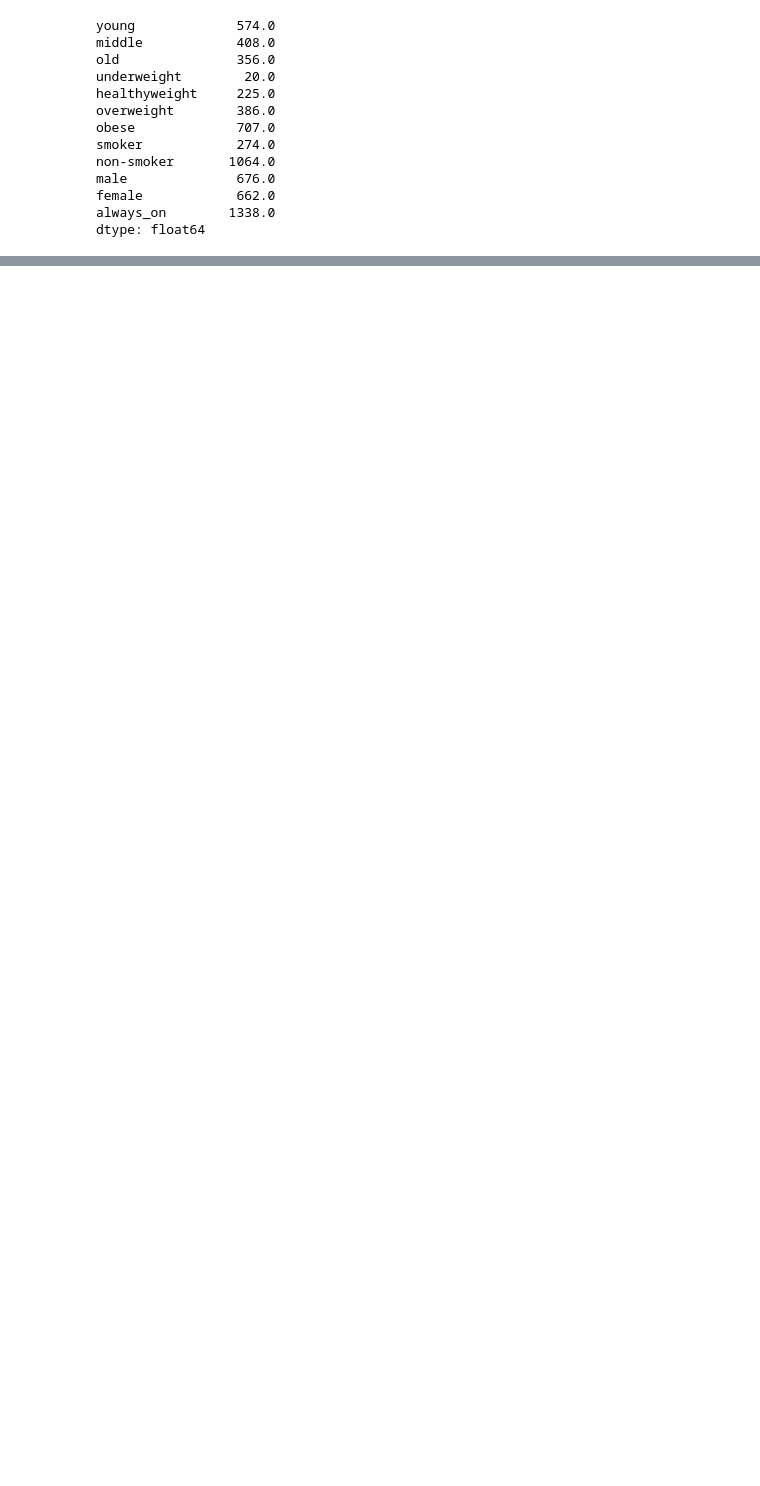
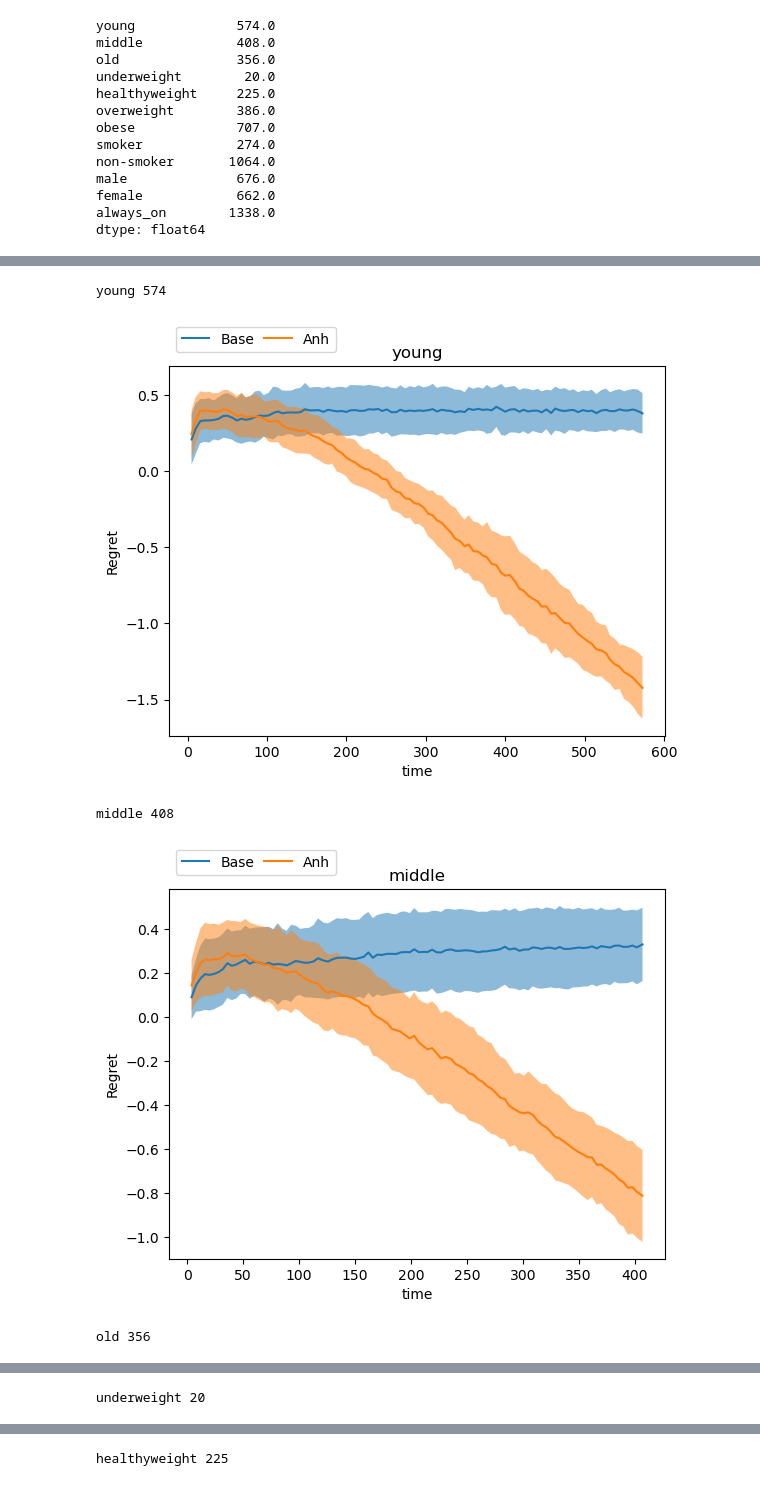
Before and after one commit to krishnacharya/multidecomp, a Jupyter notebook: iclr_res/groupwise_insurancepremium.ipynb, the cells around one changed output, grey strips where cells are left out. Cells and saved outputs as stored; diff of their text form; code cells hidden in the pictures; blank space fills up the shorter version.

```diff
--- a/iclr_res/groupwise_insurancepremium.ipynb
+++ b/iclr_res/groupwise_insurancepremium.ipynb
@@ -93,0 +80,9 @@ overweight 386
+# %%
+from bilevel.Groupwise_seedruns import plot_regret_curve_with_std
+plot_regret_curve_with_std(plot_ob)
+# %% [output]
+young 574
+[figure, added]
+middle 408
+[figure, added]
+old 356
@@ -93,0 +90 @@ overweight 386
+underweight 20
@@ -93,0 +92 @@ overweight 386
+healthyweight 225
```
Also changed, not shown: parts of 12 cells of this notebook, 2 other files.
